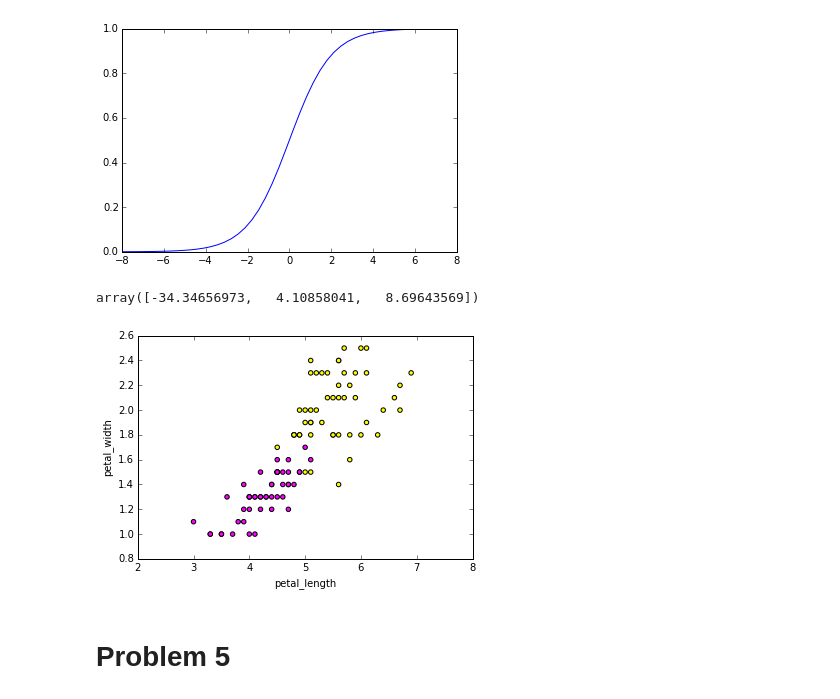
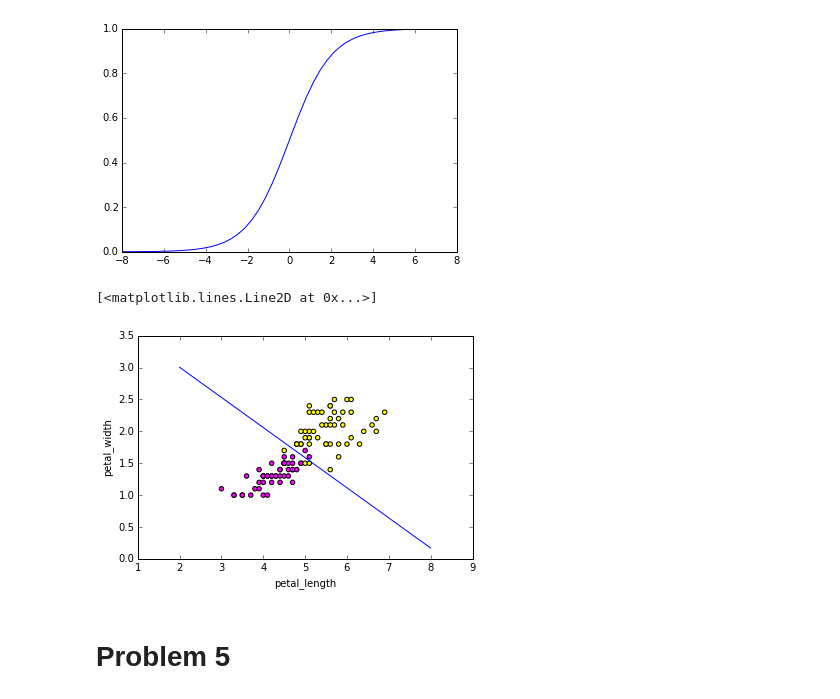
Before and after one commit to scoiatael/nn_assignments, a Jupyter notebook: assignment2/starter_code.ipynb, the cells around one changed output. Drawn from its saved outputs; the diff is of its cells as text; code cells hidden in the pictures.

```diff
--- a/assignment2/starter_code.ipynb
+++ b/assignment2/starter_code.ipynb
@@ -525,12 +528,14 @@ check_gradient(iris_log_reg, ThetaOpt)
 #
 # Now plot the found separation line
 #
-# %%
-plot_scatter()
-ThetaOpt
-# %% [output]
-array([-34.34656973,   4.10858041,   8.69643569])
-[figure, removed]
+# %%
+plot_scatter()
+ThetaOptZero = lambda x: (-1.*ThetaOpt[0] - x *  ThetaOpt[1]) /  ThetaOpt[2]
+Xs = linspace(2., 8., 100)
+plot(Xs, ThetaOptZero(Xs), label='ThetaOptZero', color='b')
+# %% [output]
+[<matplotlib.lines.Line2D at 0x...>]
+[figure, added]
 # %% [markdown]
 # Problem 5
 # %%
```
Also changed, not shown: parts of 1 cell of this notebook.
